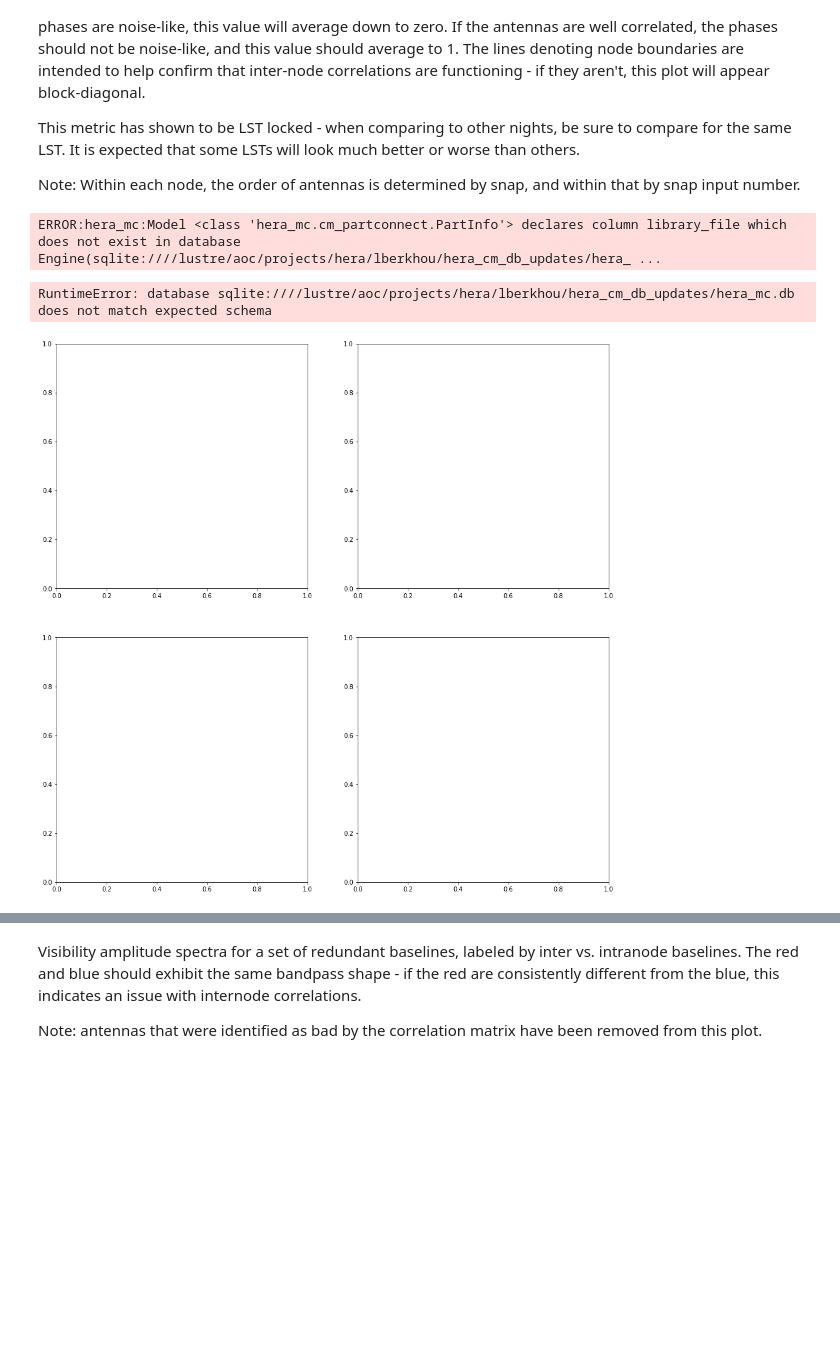
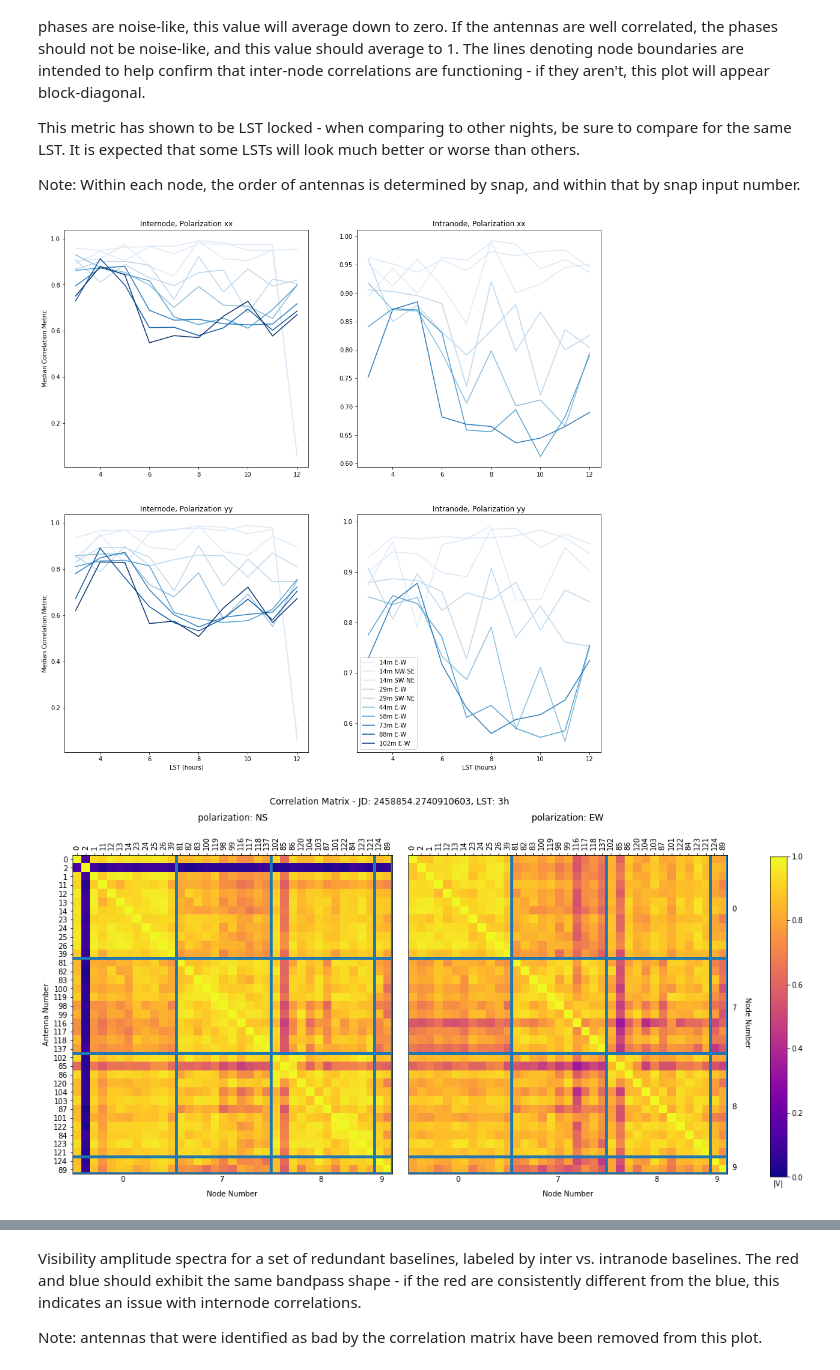
Before and after one commit to HERA-Team/H3C_plots, a Jupyter notebook: data_inspect_2458854.ipynb, the cells around one changed output, grey strips where cells are left out. Cells and saved outputs as stored; diff of their text form; code cells hidden in the pictures; blank space fills up the shorter version.

```diff
--- a/data_inspect_2458854.ipynb
+++ b/data_inspect_2458854.ipynb
@@ -21,9 +24,13 @@ warnings.filterwarnings('ignore')
 # %%
 # get data location
-data_path = os.environ['DATA_PATH']
+#data_path = os.environ['DATA_PATH']
+#JD = os.environ['JULIANDATE']
+data_path = '/lustre/aoc/projects/hera/lberkhou/2458854/'
+JD = '2458854'
+jd = 2458854
 # %%
 # Load in data
-HHfiles, difffiles, uvdx, uvdy, uvd1, uvd2 = utils.load_data(data_path)
+HHfiles, difffiles, uvdx, uvdy, uvd1, uvd2 = utils.load_data(data_path,JD)
 # %% [markdown]
 ## Autocorrelations for a single file
 # %% [markdown]
@@ -59,8 +66,8 @@ This metric has shown to be LST locked - when comparing to other nights, be sure
 
 Note: Within each node, the order of antennas is determined by snap, and within that by snap input number.
 # %%
+badAnts = []
 badAnts = utils.plotNodeAveragedSummary(uvd1,HHfiles)
 # %% [output]
-ERROR:hera_mc:Model <class 'hera_mc.cm_partconnect.PartInfo'> declares column library_file which does not exist in database Engine(sqlite:////lustre/aoc/projects/hera/lberkhou/hera_cm_db_updates/hera_ ...
-RuntimeError: database sqlite:////lustre/aoc/projects/hera/lberkhou/hera_cm_db_updates/hera_mc.db does not match expected schema
-[figure, old version]
+[figure, new version]
+[figure, added]
```
Also changed, not shown: parts of 13 cells of this notebook.
